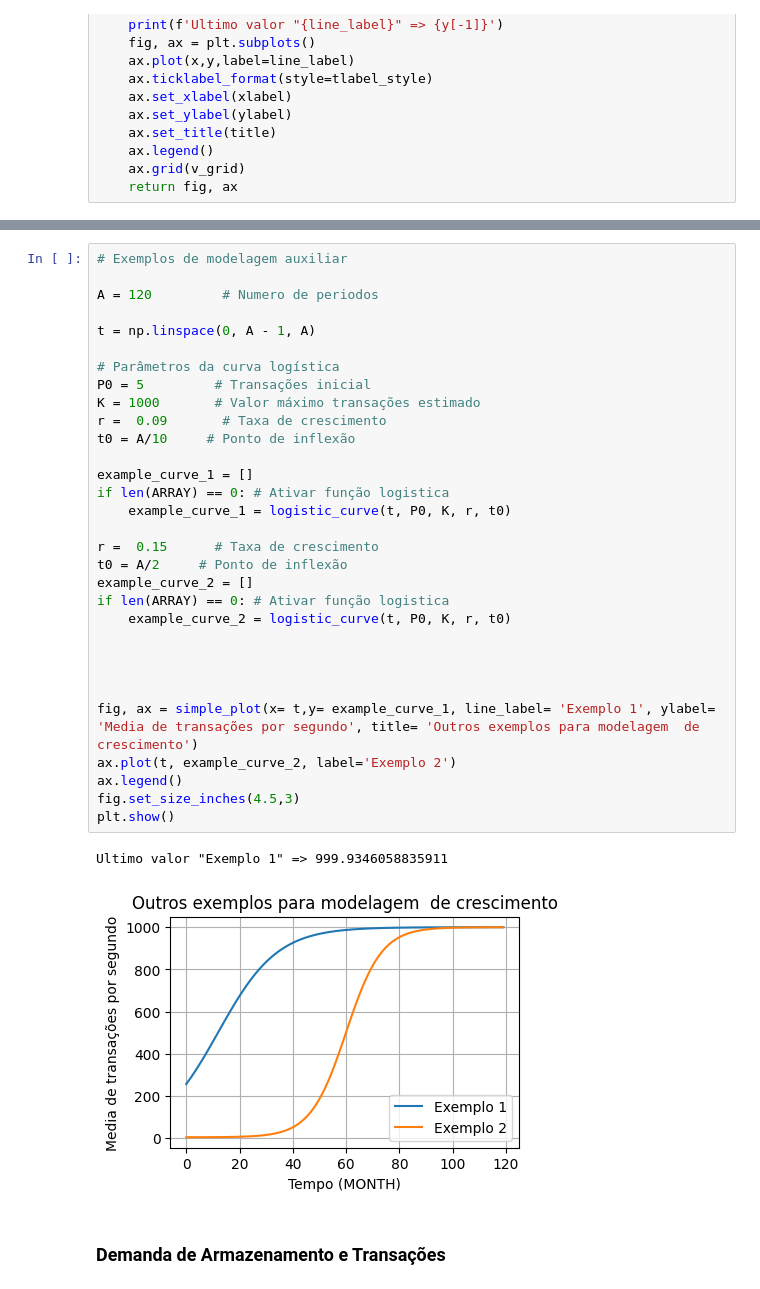
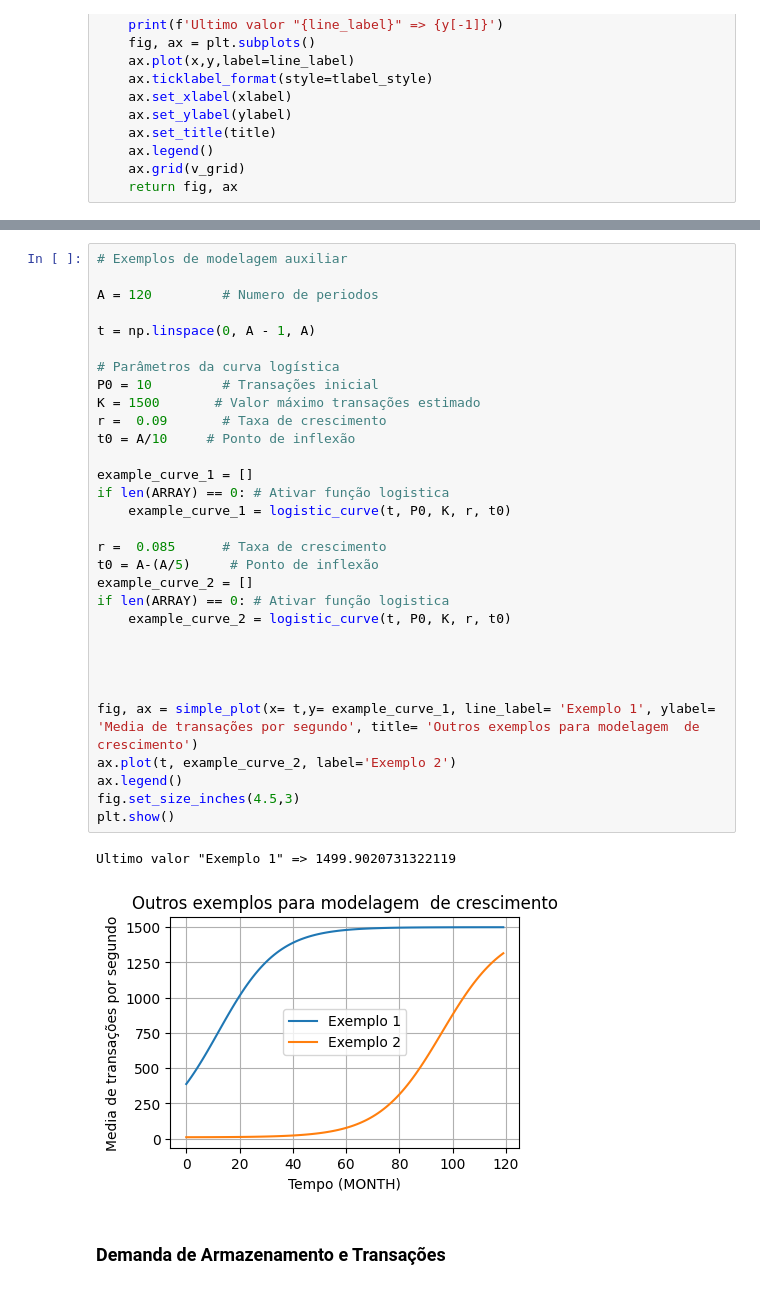
Before and after one commit to gilbertokoerbes/TCCII_Blockchain_Predict, a Jupyter notebook: predict.ipynb, the cells around one changed output, grey strips where cells are left out. Cells and saved outputs as stored; diff of their text form.

```diff
--- a/predict.ipynb
+++ b/predict.ipynb
@@ -183,37 +184,37 @@ NameError: name 'simple_plot' is not defined
 # %%
 # Exemplos de modelagem auxiliar
 
 A = 120         # Numero de periodos
 
 t = np.linspace(0, A - 1, A)
 
 # Parâmetros da curva logística
-P0 = 5         # Transações inicial
-K = 1000       # Valor máximo transações estimado
+P0 = 10         # Transações inicial
+K = 1500       # Valor máximo transações estimado
 r =  0.09       # Taxa de crescimento
 t0 = A/10     # Ponto de inflexão
 
 example_curve_1 = []
 if len(ARRAY) == 0: # Ativar função logistica
     example_curve_1 = logistic_curve(t, P0, K, r, t0)
 
-r =  0.15      # Taxa de crescimento
-t0 = A/2     # Ponto de inflexão
+r =  0.085      # Taxa de crescimento
+t0 = A-(A/5)     # Ponto de inflexão
 example_curve_2 = []
 if len(ARRAY) == 0: # Ativar função logistica
     example_curve_2 = logistic_curve(t, P0, K, r, t0)
 
 
 
 
 fig, ax = simple_plot(x= t,y= example_curve_1, line_label= 'Exemplo 1', ylabel= 'Media de transações por segundo', title= 'Outros exemplos para modelagem  de crescimento')
 ax.plot(t, example_curve_2, label='Exemplo 2')
 ax.legend()
 fig.set_size_inches(4.5,3)
 plt.show()
 # %% [output]
-Ultimo valor "Exemplo 1" => 999.9346058835911
+Ultimo valor "Exemplo 1" => 1499.9020731322119
-[figure, old version]
+[figure, new version]
 # %% [markdown]
 ### Demanda de Armazenamento e Transações
 # %% [markdown]
```
Also changed, not shown: parts of 7 cells of this notebook, 1 other file.
